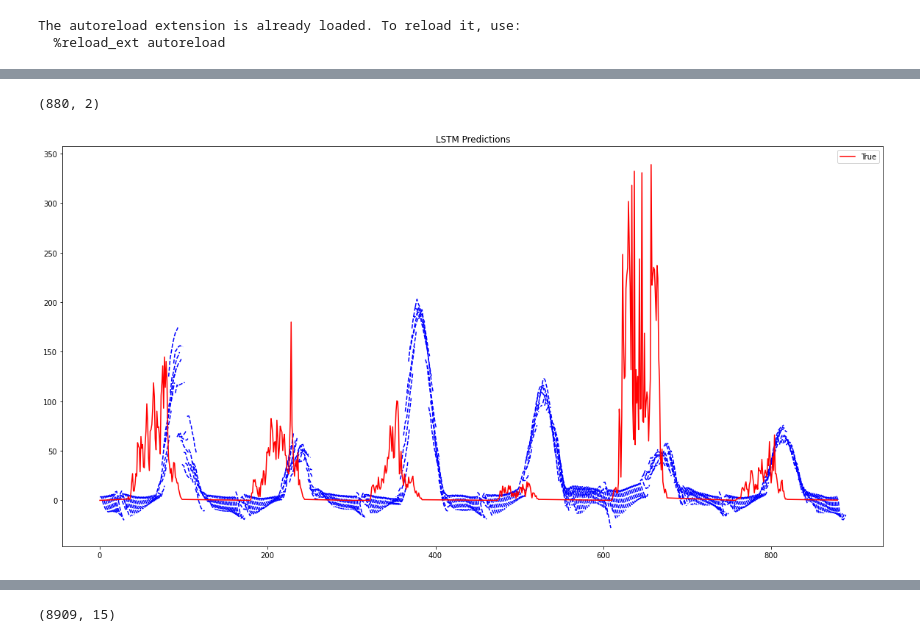
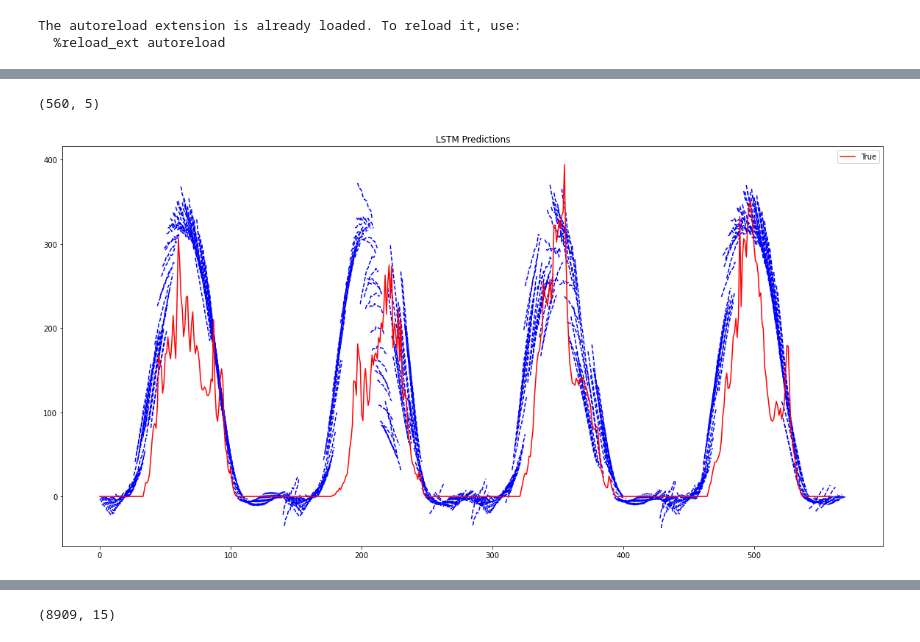
Before and after one commit to theodorhusefest/microgrid-mpc, a Jupyter notebook: data_analysis/lstm.ipynb, the cells around one changed output, grey strips where cells are left out. Drawn from its saved outputs; the diff is of its cells as text; code cells hidden in the pictures.

```diff
--- a/data_analysis/lstm.ipynb
+++ b/data_analysis/lstm.ipynb
@@ -32,3 +32,3 @@ plt.show()
 # %%
-lstm = LSTM("./data/data_oct20.csv", "PV", ["Global_irradiance", "Temperature", "time"], 2, 12, lstm_nodes= 30, sample_rate = 10, clean=50)
+lstm = LSTM("../src/data/8.4_cleaned.csv", "PV", ["GHI", "airTemp", "time"], 5, 12, lstm_nodes= 60, sample_rate = 1, clean =False)
 # %% [output]
@@ -73,9 +73,9 @@ Training finished with loss = 0.003244970692321658 and validation loss = 0.00226
 # %%
 yhat = lstm.predict_on_test_set()
-lstm.plot_test_set(yhat, 2000, plot_every=2)
+lstm.plot_test_set(yhat, 7000, plot_every=1)
 # %% [output]
-(880, 2)
+(560, 5)
-[figure, old version]
+[figure, new version]
 # %%
 plt.figure(figsize=(20,10))
 plt.plot(range(100), data["PV"][:100])
```
Also changed, not shown: parts of 6 cells of this notebook, 12 other files.
